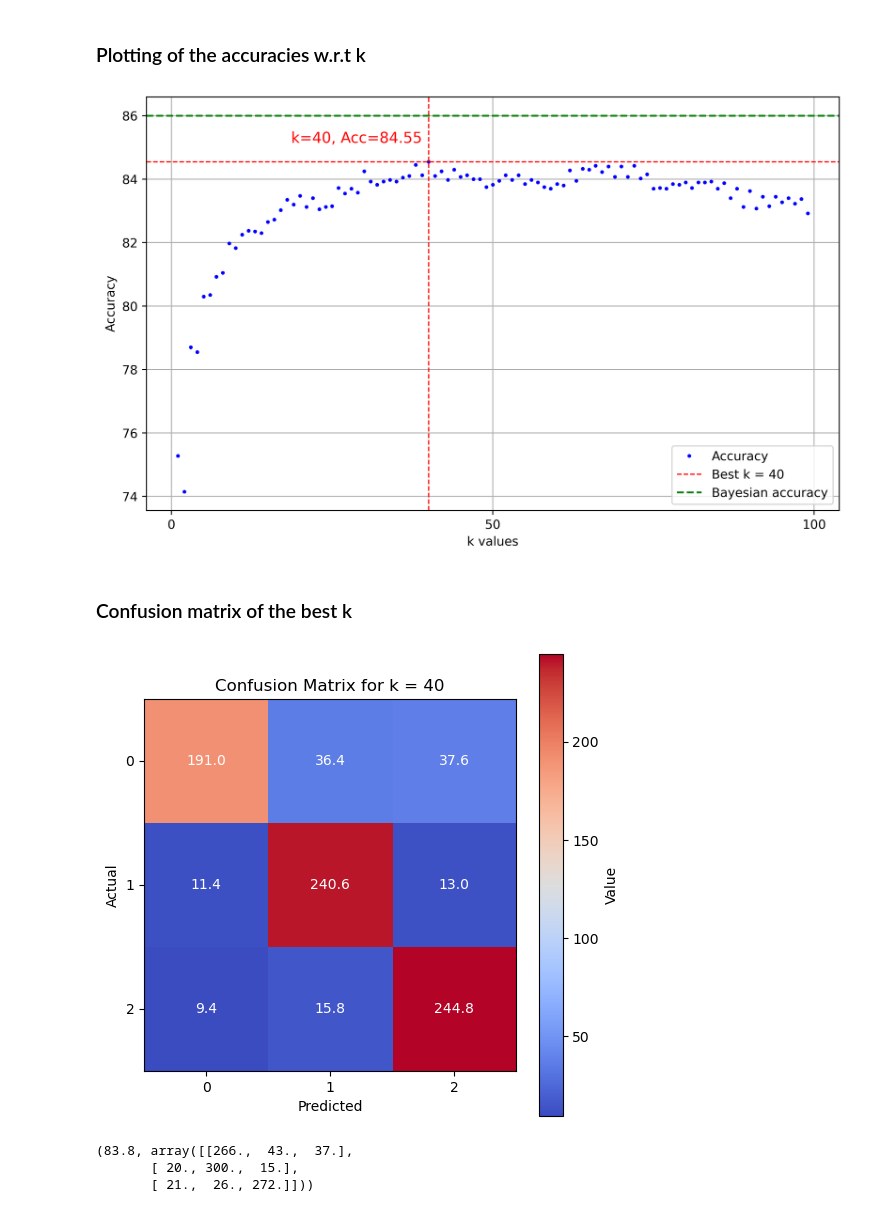
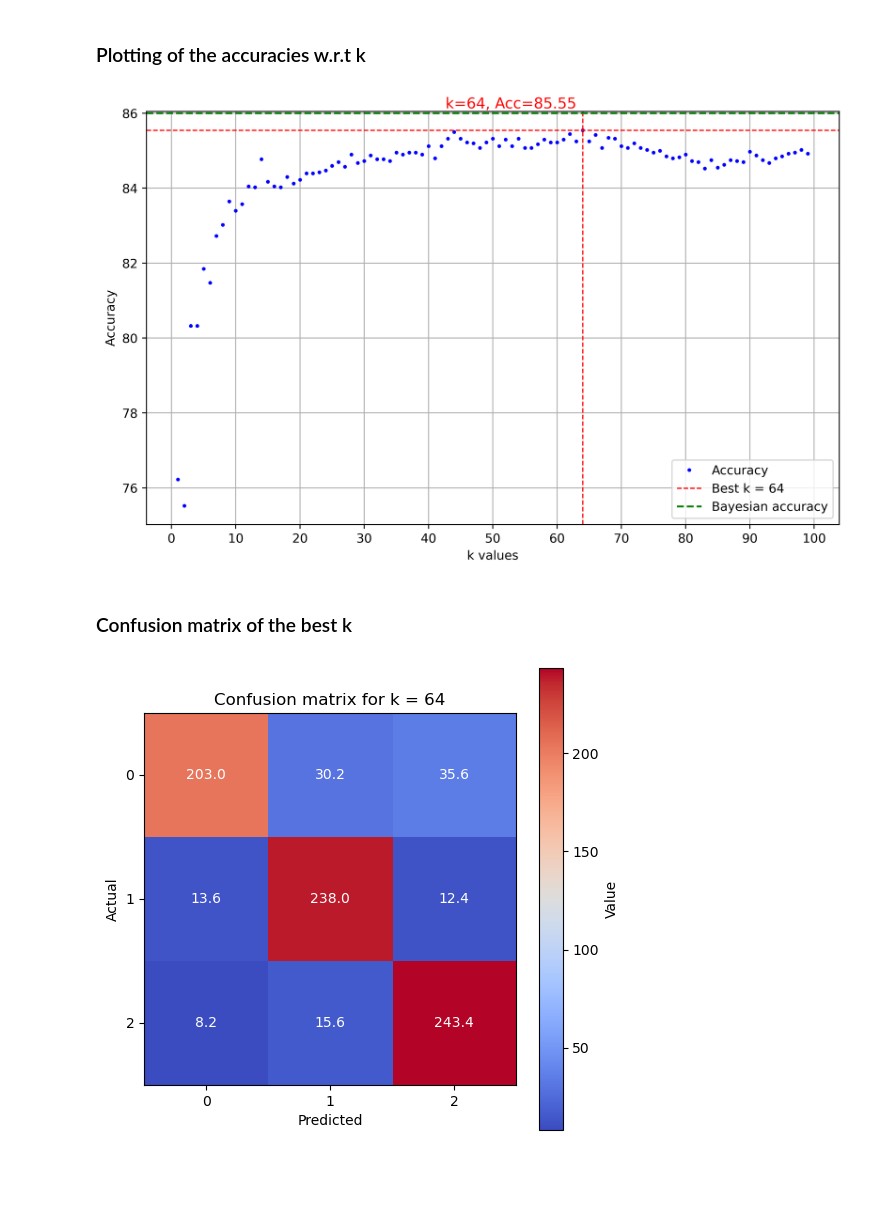
Before and after one commit to bapt-mat/Intro-to-Machine-Learning-Project, a Jupyter notebook: project.ipynb, the cells around one changed output. Cells and saved outputs as stored; diff of their text form; code cells hidden in the pictures; blank space fills up the shorter version.

```diff
--- a/project.ipynb
+++ b/project.ipynb
@@ -87,15 +108,14 @@ Distribution of classes for the Test set :
 # %% [markdown]
 ### Various functions
 # %%
-# Returns the euclidian distance between the vectors x1 and x2
-def euclidian_distance(x1, x2):
-    assert len(x1) == len(x2), "Dimensions of x1 and x2 must be the same"
+# Returns an array with the euclidian distances from x to every x' in x_array
+def euclidian_dist_array(x, x_array):
+    return np.linalg.norm(x_array - x, axis=1).reshape(-1, 1)
 
-    return np.sqrt(np.sum((x2 - x1) ** 2))
-
-# Returns an array with the distances from x to every x' in x_array
-def distance_array(x, x_array):
-    return np.linalg.norm(x_array - x, axis=1).reshape(-1, 1)
+# TO be tried in terms of time complexity
+""" def euclidian_dist_array(x_array, x_train):
+    return np.sqrt(np.sum((x_array - x_train[:, np.newaxis]) ** 2, axis=2))
+ """
 
 def accuracy(nb_true, nb_total):
     return (nb_true * 100) / nb_total
@@ -105,7 +125,7 @@ def accuracy(nb_true, nb_total):
 # Returns the majority class from the features amongst the k nearest neighbors of new_input
 def knn(new_input, features, labels, k):
     # Computing the distance from new_input to every x in features
-    dist_array = distance_array(new_input, features)
+    dist_array = euclidian_dist_array(new_input, features)
 
     # Associating the distance array with their corresponding labels
     dist_array_labeled = np.hstack([dist_array, labels])
@@ -122,22 +142,19 @@ def knn(new_input, features, labels, k):
     majority_class = max(results, key=results.get)
     return majority_class
 
-# Returns the accuracy of the prediction over the entire x_set for k nearest neighbors
-def prediction(x_set, y_set, k):
+# Returns the accuracy of the prediction of the x_set_test amongst the x_set_train
+def prediction_metrics(x_set_train, y_set_train, x_set_test, y_set_test, k):
     right_predictions = 0
-    total_predictions = len(x_set)
+    assert x_set_train.shape == x_set_train.shape, "Error : x_set_train, x_set_test not the same shape"
+    total_predictions = len(x_set_test)
 
-    classes = np.unique(y_set)
+    classes = np.unique(y_set_test)
     nb_classes = len(classes)
     confusion_matrix = np.zeros((nb_classes, nb_classes))
 
     for i in range(total_predictions) :
-        # Take the example predicted out as we don't want his class taken into account
-        new_x_train = np.delete(x_set, i, axis=0)
-        new_y_train = np.delete(y_set, i, axis=0)
-
-        y_pred = knn(x_set[i], new_x_train, new_y_train, k)
-        y_actual = y_set[i, 0]
+        y_pred = knn(x_set_test[i], x_set_train, y_set_train, k)
+        y_actual = y_set_test[i, 0]
 
         if (y_pred == y_actual):
             right_predictions +=1
@@ -146,7 +163,6 @@ def prediction(x_set, y_set, k):
         index_actual = np.where(classes == y_actual)[0][0]
         confusion_matrix[index_actual, index_pred] += 1
 
-
     accuracy = (right_predictions * 100) / total_predictions
     return accuracy, confusion_matrix
 # %% [markdown]
@@ -220,49 +261,39 @@ Confusion Matrix :
 # %% [markdown]
 ### Plotting of the accuracies w.r.t k
 # %%
-max_accuracy = max(accuracies)
-best_k = k_range[accuracies.index(max_accuracy)]
-
 plt.figure(figsize=(10, 6), dpi=500)
 plt.plot(k_range, accuracies, label='Accuracy', marker='o', color='b',markersize=2,linestyle='None')
 plt.axvline(x=best_k, color='r', linestyle='--', linewidth=1, label=f'Best k = {best_k}')
 plt.axhline(y=max_accuracy, color='r', linestyle='--', linewidth=1)
 plt.axhline(y=86, color='g', linestyle='--', label=f'Bayesian accuracy')
 plt.text(best_k-1, max_accuracy+.5, f'k={best_k}, Acc={max_accuracy:.2f}',
          horizontalalignment='right', verticalalignment='bottom',
          color='red', fontsize=12)
 plt.xlabel('k values')
 plt.ylabel('Accuracy')
-plt.xticks(np.arange(0, max(k_range)+2, 50))
+plt.xticks(np.arange(0, max(k_range)+2, 10))
 plt.grid(True)
 plt.legend()
 plt.show()
 # %% [output]
-[figure, old version]
+[figure, new version]
 # %% [markdown]
 ### Confusion matrix of the best k
 # %%
+def plot_confusion_matrix(matrix, title):
+    plt.figure(figsize=(6, 6))
+    plt.imshow(matrix, cmap='coolwarm')
+    plt.colorbar(label='Value')
+    for (i, j), value in np.ndenumerate(matrix):
+        plt.text(j, i, f'{value}', ha='center', va='center', color='white')
+    plt.xlabel('Predicted')
+    plt.ylabel('Actual')
+    plt.title(title)
+    plt.xticks(np.arange(matrix.shape[1]), ['0', '1', '2'])
+    plt.yticks(np.arange(matrix.shape[0]), ['0', '1', '2'])
+    plt.show()
 
 confusion_mat_best_k = confusion_matrices[accuracies.index(max_accuracy)]
-plt.figure(figsize=(6, 6))
-plt.imshow(confusion_mat_best_k, cmap='coolwarm')
-plt.colorbar(label='Value')
-
-for (i, j), value in np.ndenumerate(confusion_mat_best_k):
-    plt.text(j, i, f'{value}', ha='center', va='center', color='white')
-
-plt.xlabel('Predicted')
-plt.ylabel('Actual')
-plt.title('Confusion Matrix for k = '+str(best_k))
-plt.xticks(np.arange(confusion_mat_best_k.shape[1]), ['0', '1', '2'])
-plt.yticks(np.arange(confusion_mat_best_k.shape[0]), ['0', '1', '2'])
-plt.show()
+plot_confusion_matrix(confusion_mat_best_k,"Confusion matrix for k = "+str(best_k))
 # %% [output]
-[figure, old version]
+[figure, new version]
-# %%
-#test prediction sur test set
-print(prediction(x_test, y_test, best_k))
-# %% [output]
-(83.8, array([[266.,  43.,  37.],
-       [ 20., 300.,  15.],
-       [ 21.,  26., 272.]]))
```
Also changed, not shown: parts of 7 cells of this notebook, 1 other file.
